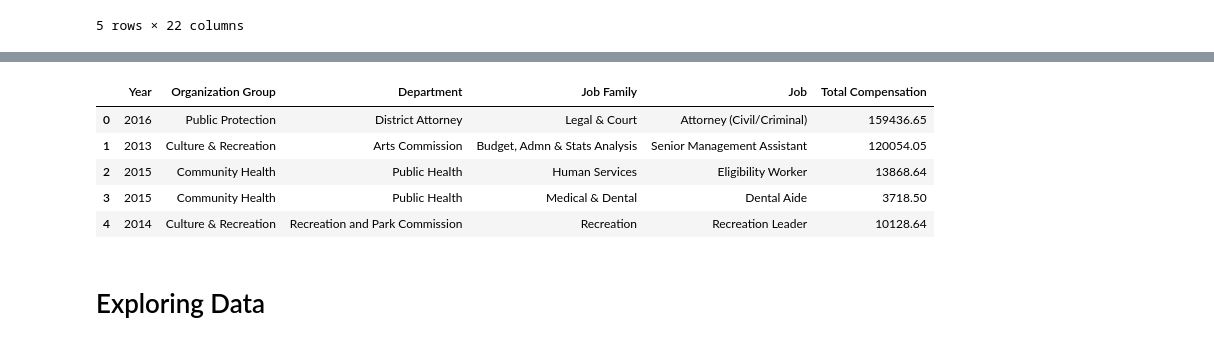
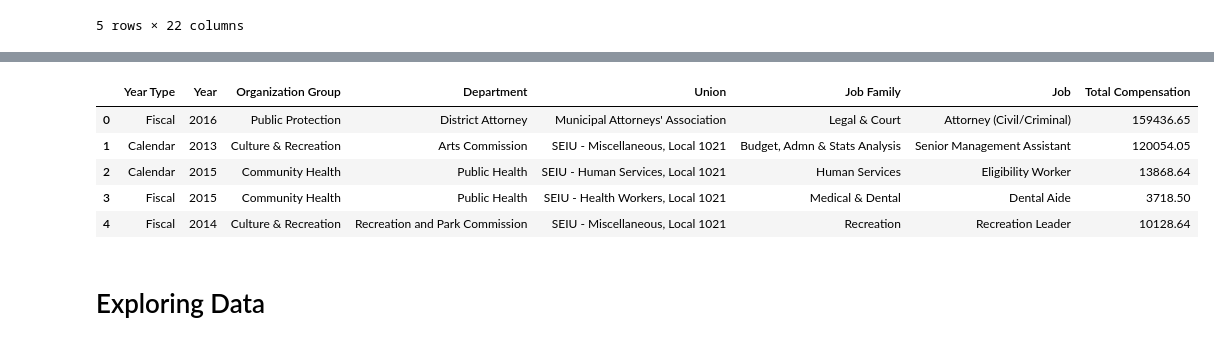
Before and after one commit to Aprendizado-de-Maquina-2018-2/classificacao, a Jupyter notebook: projeto2/Projeto 2 .ipynb, the cells around one changed output, grey strips where cells are left out. Drawn from its saved outputs; the diff is of its cells as text; code cells hidden in the pictures.

```diff
--- a/projeto2/Projeto 2 .ipynb
+++ b/projeto2/Projeto 2 .ipynb
@@ -22,14 +32,28 @@ dataset.head()
 # %%
-to_be_removed = ['Year Type','Union','Organization Group Code','Department Code','Union Code','Job Family Code','Job Code','Employee Identifier', 'Retirement','Health/Dental', 'Other Benefits', 'Salaries', 'Overtime','Other Salaries', 'Total Salary','Total Benefits']
+to_be_removed = [
+    'Organization Group Code',
+    'Department Code',
+    'Union Code',
+    'Job Family Code',
+    'Job Code',
+    'Employee Identifier',
+    'Retirement',
+    'Health/Dental',
+    'Other Benefits',
+    'Salaries',
+    'Overtime',
+    'Other Salaries',
+    'Total Salary',
+    'Total Benefits']
 ds = dataset.drop(to_be_removed,axis=1)
 ds.head()
 # %% [output]
-|  | Year | Organization Group | Department | Job Family | Job | Total Compensation |
-| 0 | 2016 | Public Protection | District Attorney | Legal & Court | Attorney (Civil/Criminal) | 159436.65 |
-| 1 | 2013 | Culture & Recreation | Arts Commission | Budget, Admn & Stats Analysis | Senior Management Assistant | 120054.05 |
-| 2 | 2015 | Community Health | Public Health | Human Services | Eligibility Worker | 13868.64 |
-| 3 | 2015 | Community Health | Public Health | Medical & Dental | Dental Aide | 3718.50 |
-| 4 | 2014 | Culture & Recreation | Recreation and Park Commission | Recreation | Recreation Leader | 10128.64 |
+|  | Year Type | Year | Organization Group | Department | Union | Job Family | Job | Total Compensation |
+| 0 | Fiscal | 2016 | Public Protection | District Attorney | Municipal Attorneys' Association | Legal & Court | Attorney (Civil/Criminal) | 159436.65 |
+| 1 | Calendar | 2013 | Culture & Recreation | Arts Commission | SEIU - Miscellaneous, Local 1021 | Budget, Admn & Stats Analysis | Senior Management Assistant | 120054.05 |
+| 2 | Calendar | 2015 | Community Health | Public Health | SEIU - Human Services, Local 1021 | Human Services | Eligibility Worker | 13868.64 |
+| 3 | Fiscal | 2015 | Community Health | Public Health | SEIU - Health Workers, Local 1021 | Medical & Dental | Dental Aide | 3718.50 |
+| 4 | Fiscal | 2014 | Culture & Recreation | Recreation and Park Commission | SEIU - Miscellaneous, Local 1021 | Recreation | Recreation Leader | 10128.64 |
 # %% [markdown]
 # Exploring Data
 # %%
```
Also changed, not shown: parts of 18 cells of this notebook.
